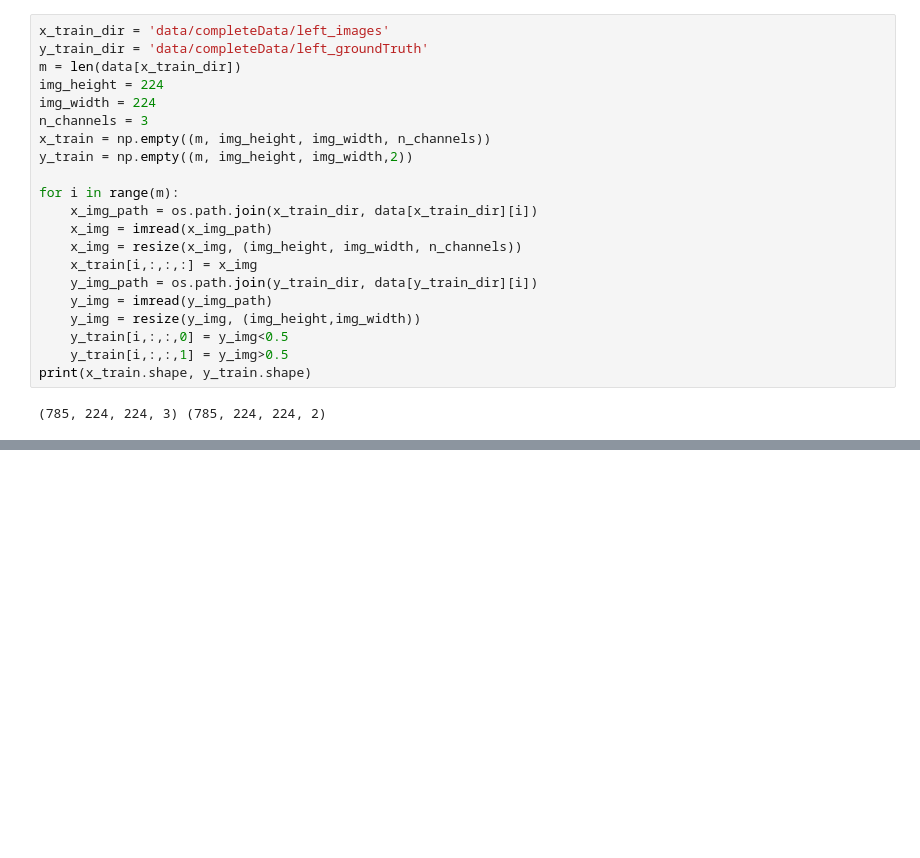
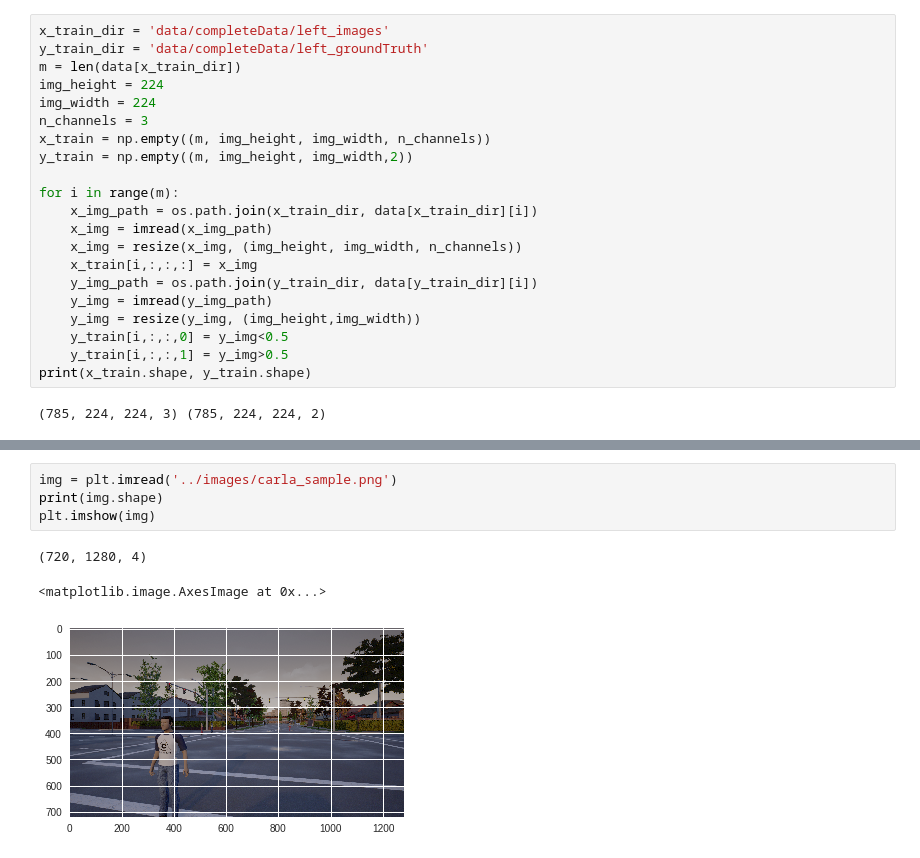
Before and after one commit to adelizer/pedestrians-detection, a Jupyter notebook: notebooks/FCN8_pedestrians.ipynb, the cells around one changed output, grey strips where cells are left out. Cells and saved outputs as stored; diff of their text form; blank space fills up the shorter version.

```diff
--- a/notebooks/FCN8_pedestrians.ipynb
+++ b/notebooks/FCN8_pedestrians.ipynb
@@ -300,0 +275,8 @@ Clipping input data to the valid range for imshow with RGB data ([0..1] for floa
+# %%
+img = plt.imread('../images/carla_sample.png')
+print(img.shape)
+plt.imshow(img)
+# %% [output]
+(720, 1280, 4)
+<matplotlib.image.AxesImage at 0x...>
+[figure, added]
```
Also changed, not shown: parts of 17 cells of this notebook.
